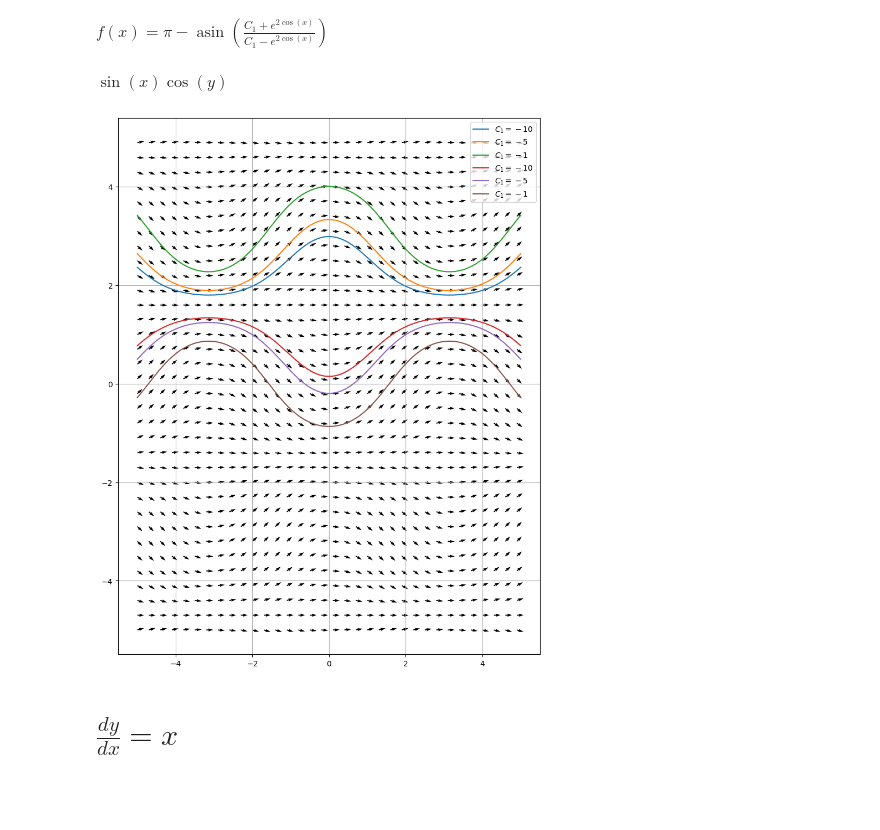
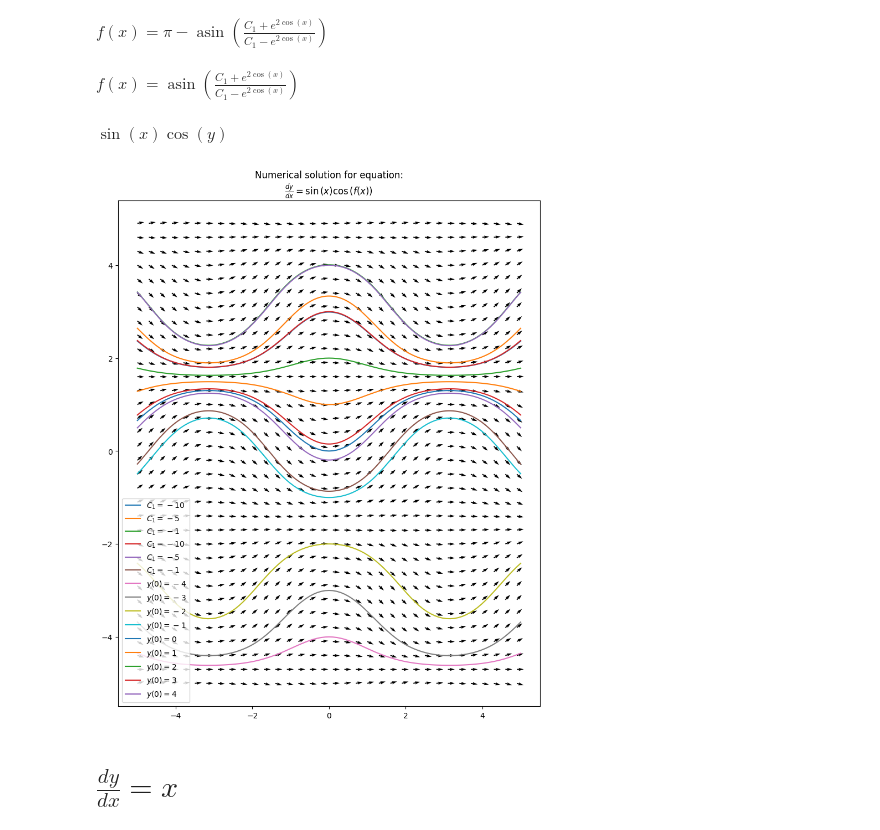
Before and after one commit to Yolonek/DifferentialEquations, a Jupyter notebook: FirstOrderDifferentialEquations/AutonomousFirstOrderDE.ipynb, the cells around one changed output. Cells and saved outputs as stored; diff of their text form; code cells hidden in the pictures; blank space fills up the shorter version.

Commit message:
numerical solutions corrected

```diff
--- a/FirstOrderDifferentialEquations/AutonomousFirstOrderDE.ipynb
+++ b/FirstOrderDifferentialEquations/AutonomousFirstOrderDE.ipynb
@@ -71,6 +75,10 @@ solution = sp.dsolve(diff_eq, f)
 solution[0]
 # %% [output]
 $\displaystyle f{\left(x \right)} = \pi - \operatorname{asin}{\left(\frac{C_{1} + e^{2 \cos{\left(x \right)}}}{C_{1} - e^{2 \cos{\left(x \right)}}} \right)}$
+# %%
+solution[1]
+# %% [output]
+$\displaystyle f{\left(x \right)} = \operatorname{asin}{\left(\frac{C_{1} + e^{2 \cos{\left(x \right)}}}{C_{1} - e^{2 \cos{\left(x \right)}}} \right)}$
 # %%
 direction_field = sp.solve(diff_eq, f.diff(x))[0].subs(f, y)
 direction_field
@@ -79,13 +87,17 @@ $\displaystyle \sin{\left(x \right)} \cos{\left(y \right)}$
 # %%
 a, b = -5, 5
 x_values = np.linspace(a, b, 500)
 consts = [[(C1, -10)], [(C1, -5)], [(C1, -1)]]
 figure3, axes3 = plt.subplots(1, 1, figsize=(8, 10), layout='constrained')
-plot_function(solution[0], x, diff_eq, x_values, consts, axes3, title=False)
-plot_function(solution[1], x, diff_eq, x_values, consts, axes3, title=False)
+plot_many_functions(solution[0], x, diff_eq, x_values, consts, axes3, title=False, legend=False)
+plot_many_functions(solution[1], x, diff_eq, x_values, consts, axes3, title=False, legend=False)
 plot_direction_field(x, y, direction_field, (a, b, a, b, .3), axes3, title=False)
+
+initial_conditions = np.arange(-4, 5, 1)
+initial_x = 0
+plot_numeric_solutions(direction_field.subs(y, f), x, f, initial_conditions, initial_x, (a, b), 100, axes3, legend=True, title=True, threshold=(a, b))
 # %% [output]
-[figure, old version]
+[figure, new version]
 # %% [markdown]
 # $\frac{dy}{dx} = x$
 # %%
```
Also changed, not shown: parts of 12 cells of this notebook, 4 other files.
